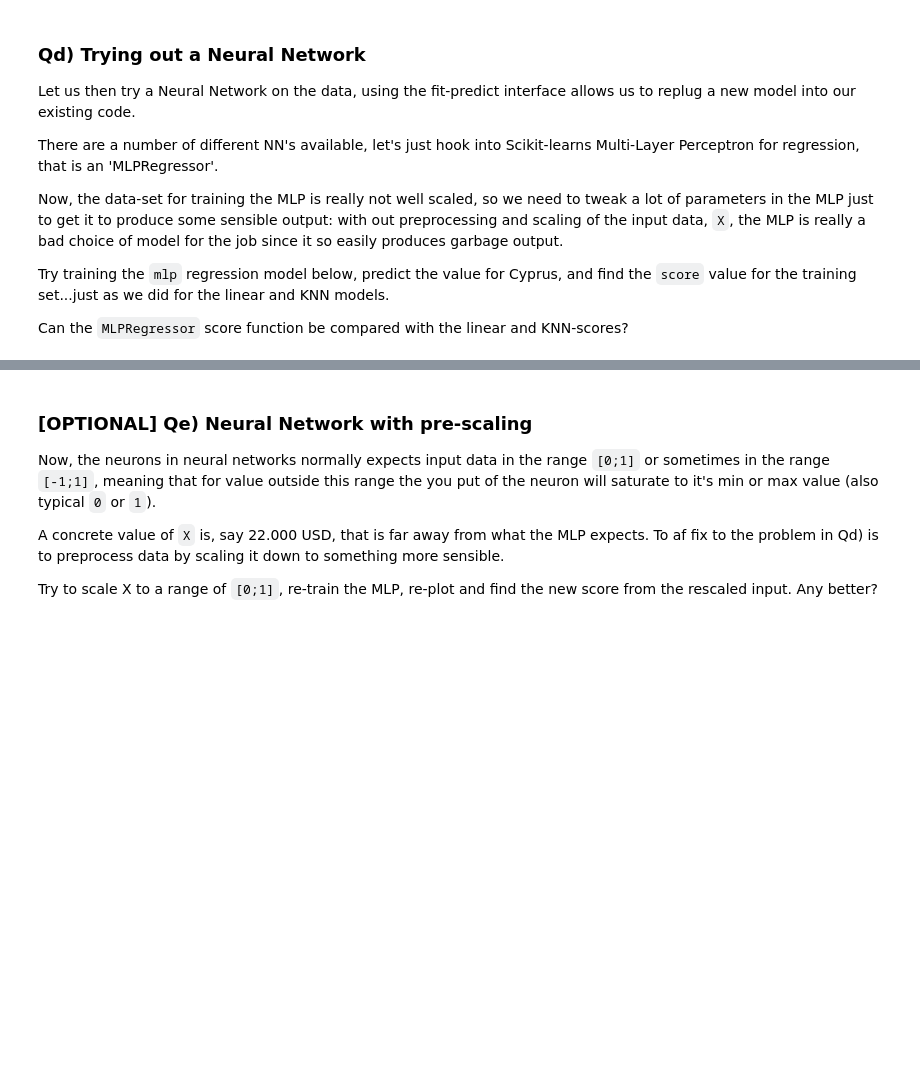
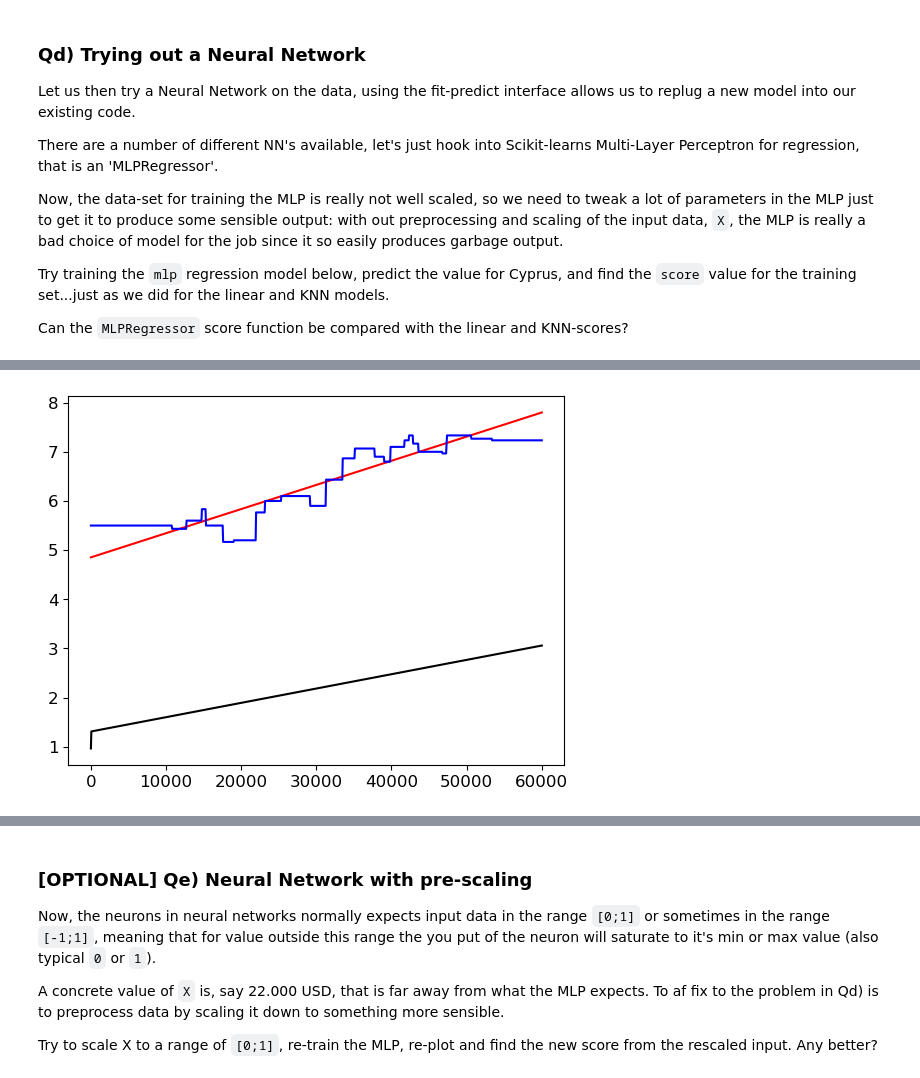
Before and after one commit to kaaecreme/6-Semester, a Jupyter notebook: MAL/L01/intro_assignment.ipynb, the cells around one changed output, grey strips where cells are left out. Saved outputs shown, nothing was run; the diff lists cells and outputs as text; code cells hidden in the pictures; blank space fills up the shorter version.

```diff
--- a/MAL/L01/intro_assignment.ipynb
+++ b/MAL/L01/intro_assignment.ipynb
@@ -403,5 +403,5 @@ plt.plot(m, y_pred_lin, "r")
 plt.plot(m, y_pred_knn, "b")
 plt.plot(m, y_pred_mlp, "k")
 
-# TODO: add your code here..
-assert False, "TODO: predict value for Cyprus and fetch the score() from the fitting."
+print(mlp.score(X, y))
+# %% [output]
@@ -407,0 +425 @@ assert False, "TODO: predict value for Cyprus and fetch the score() from the fit
+[figure, added]
```
Also changed, not shown: parts of 4 cells of this notebook.
